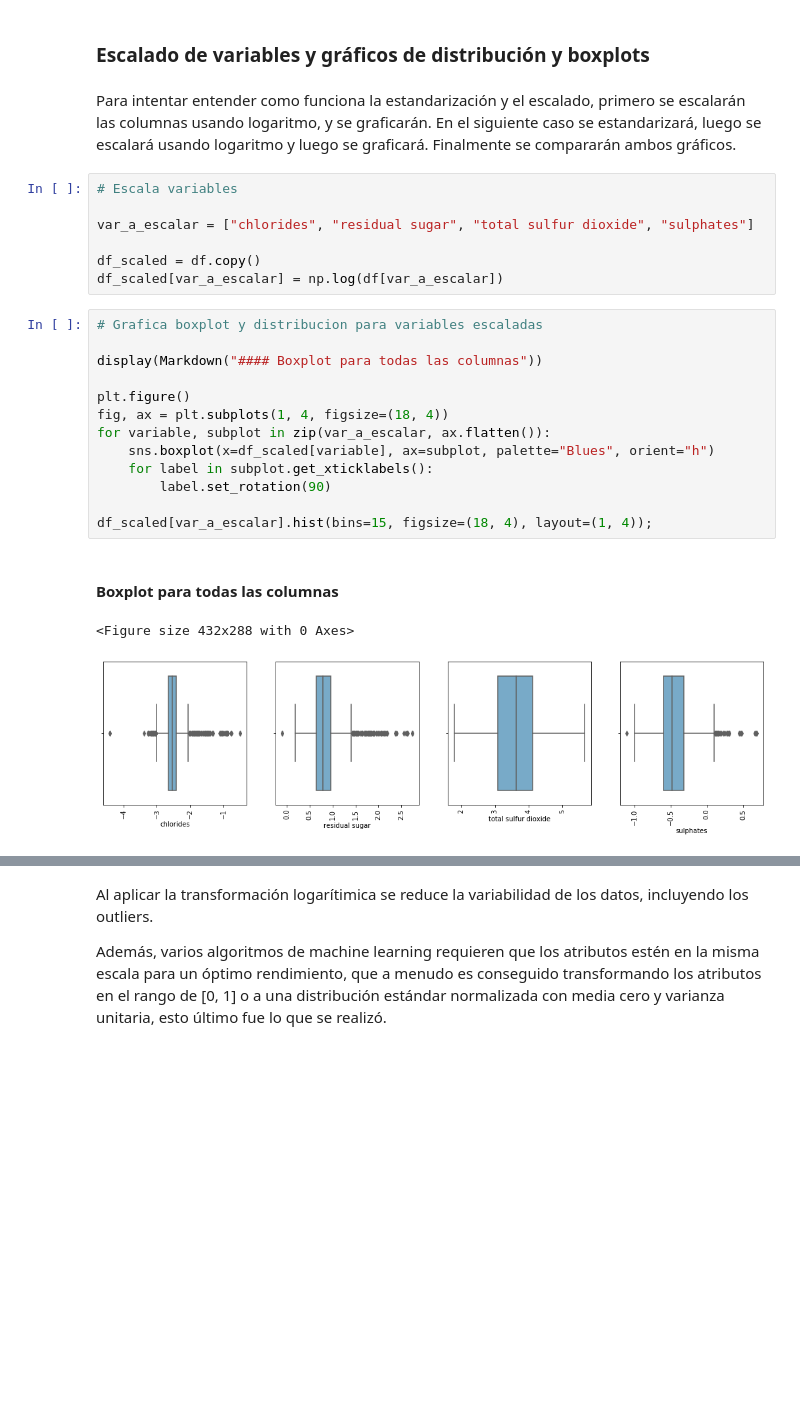
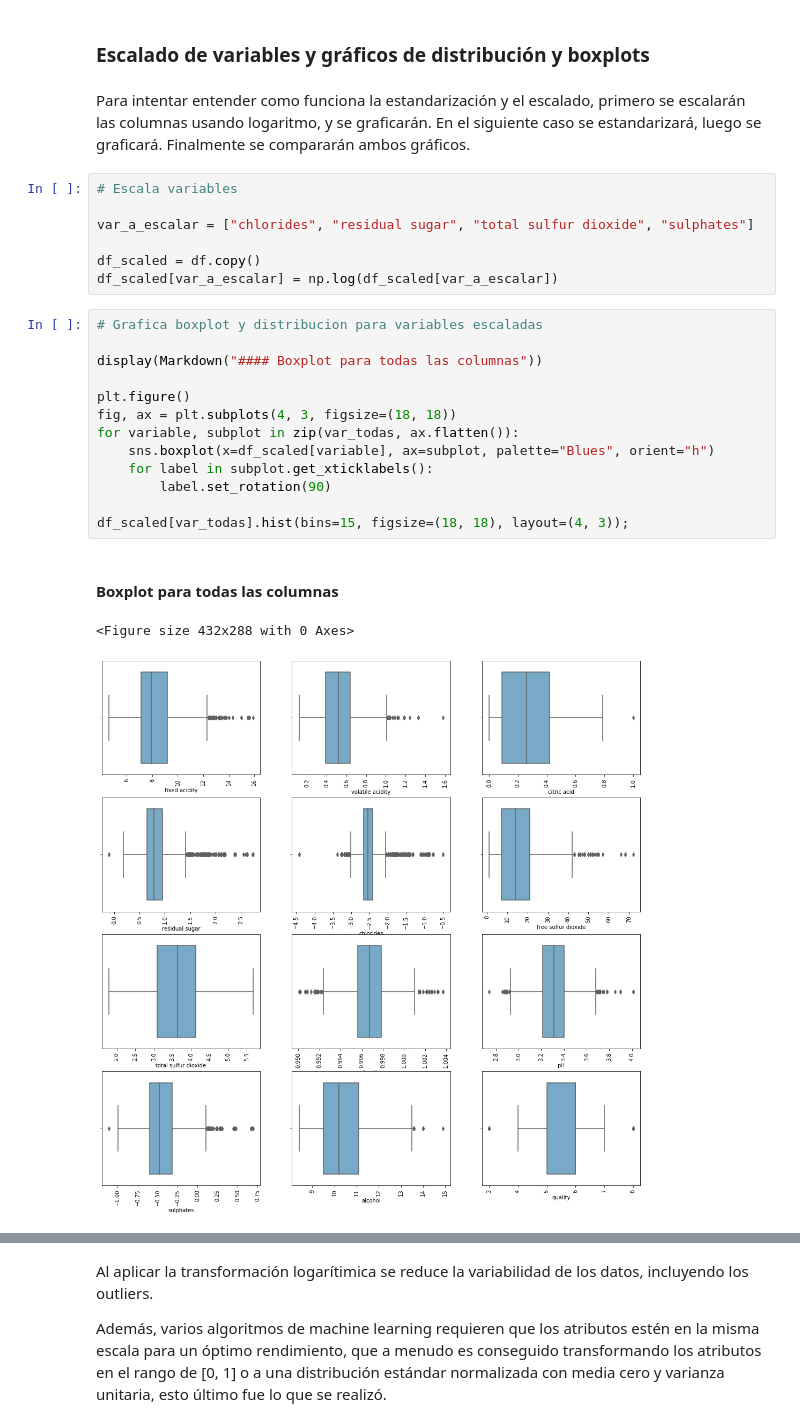
Before and after one commit to danoffn/Data-Science, a Jupyter notebook: 3 - Machine Learning/01 - Regularización/Desafio.ipynb, the cells around one changed output, grey strips where cells are left out. Cells and saved outputs as stored; diff of their text form; blank space fills up the shorter version.

```diff
--- a/3 - Machine Learning/01 - Regularización/Desafio.ipynb
+++ b/3 - Machine Learning/01 - Regularización/Desafio.ipynb
@@ -162,28 +162,28 @@ A partir de los gráficos de distribuciones y los boxplots se nota la necesidad
 # %% [markdown]
 ### Escalado de variables y gráficos de distribución y boxplots
 # %% [markdown]
-Para intentar entender como funciona la estandarización y el escalado, primero se escalarán las columnas usando  logaritmo, y se graficarán. En el siguiente caso se estandarizará, luego se escalará usando logaritmo y luego se graficará. Finalmente se compararán ambos gráficos.
+Para intentar entender como funciona la estandarización y el escalado, primero se escalarán las columnas usando  logaritmo, y se graficarán. En el siguiente caso se estandarizará,  luego se graficará. Finalmente se compararán ambos gráficos.
 # %%
 # Escala variables
 
 var_a_escalar = ["chlorides", "residual sugar", "total sulfur dioxide", "sulphates"]
 
 df_scaled = df.copy()
-df_scaled[var_a_escalar] = np.log(df[var_a_escalar])
+df_scaled[var_a_escalar] = np.log(df_scaled[var_a_escalar])
 # %%
 # Grafica boxplot y distribucion para variables escaladas
 
 display(Markdown("#### Boxplot para todas las columnas"))
 
 plt.figure()
-fig, ax = plt.subplots(1, 4, figsize=(18, 4))
-for variable, subplot in zip(var_a_escalar, ax.flatten()):
+fig, ax = plt.subplots(4, 3, figsize=(18, 18))
+for variable, subplot in zip(var_todas, ax.flatten()):
     sns.boxplot(x=df_scaled[variable], ax=subplot, palette="Blues", orient="h")
     for label in subplot.get_xticklabels():
         label.set_rotation(90)
 
-df_scaled[var_a_escalar].hist(bins=15, figsize=(18, 4), layout=(1, 4));
+df_scaled[var_todas].hist(bins=15, figsize=(18, 18), layout=(4, 3));
 # %% [output]
 #### Boxplot para todas las columnas
 <Figure size 432x288 with 0 Axes>
-[figure, old version]
+[figure, new version]
```
Also changed, not shown: parts of 16 cells of this notebook.
